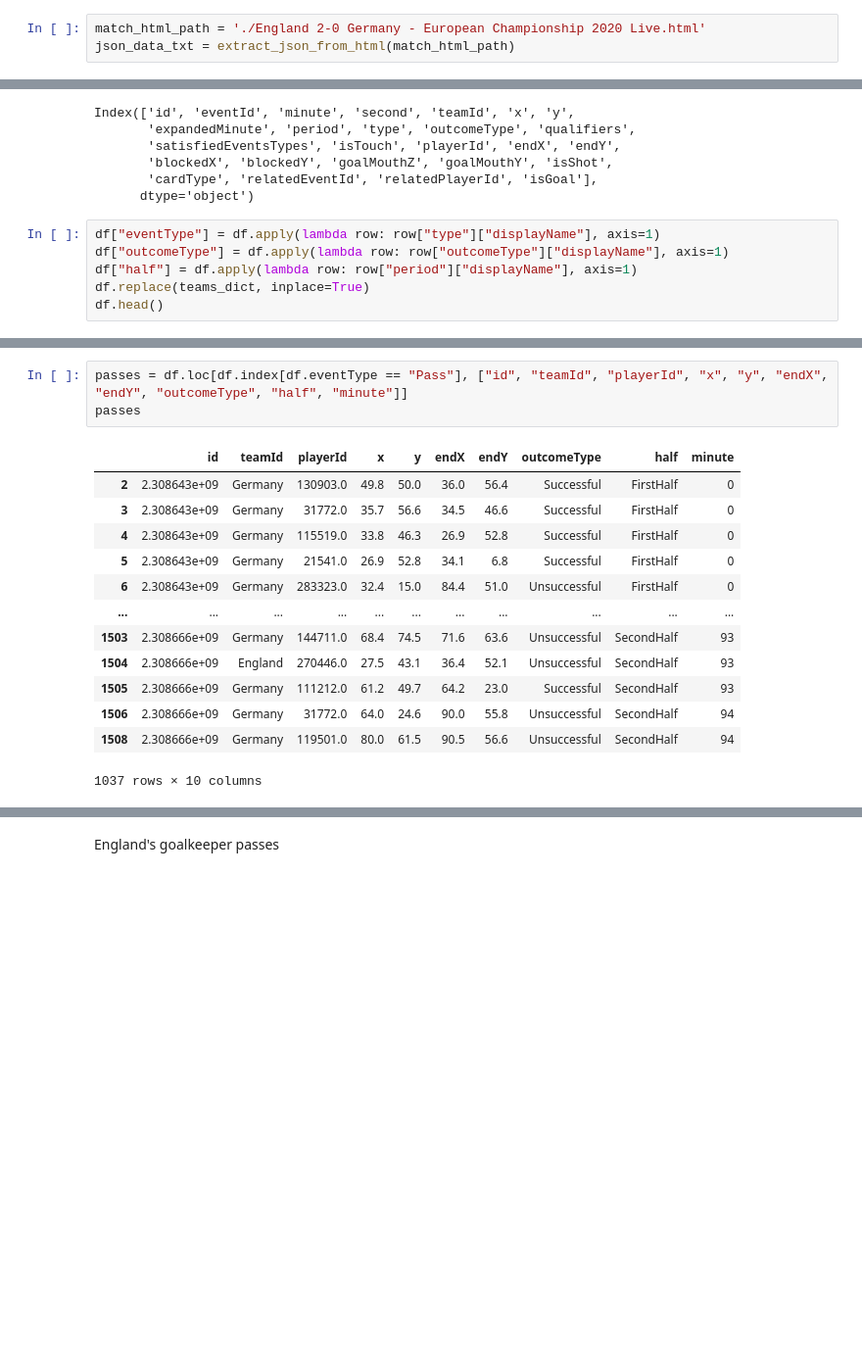
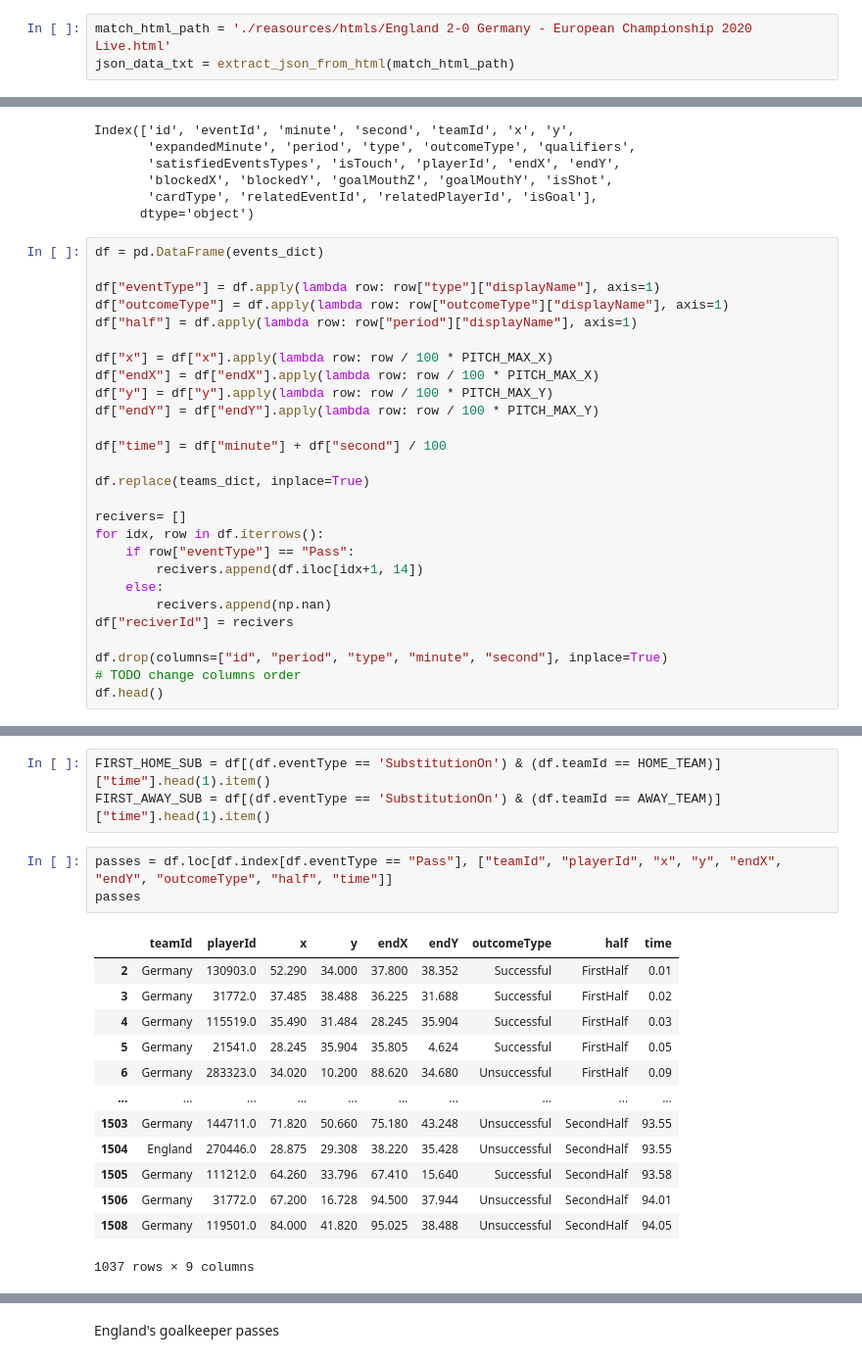
Before and after one commit to Jedrek00/FootballDataVis, a Jupyter notebook: eda.ipynb, the cells around one changed output, grey strips where cells are left out. Shown at 98% size. Saved outputs shown, nothing was run; the diff lists cells and outputs as text; blank space fills up the shorter version.

Commit message:
Change DataFrame modification order

```diff
--- a/eda.ipynb
+++ b/eda.ipynb
@@ -49,7 +54,7 @@ def extract_data_from_dict(data):
     players_ids = data["matchCentreData"]["playerIdNameDictionary"]
     return events_dict, players_df, teams_dict
 # %%
-match_html_path = './England 2-0 Germany - European Championship 2020 Live.html'
+match_html_path = './reasources/htmls/England 2-0 Germany - European Championship 2020 Live.html'
 json_data_txt = extract_json_from_html(match_html_path)
 # %%
 data = json.loads(json_data_txt)
@@ -87,9 +92,30 @@ Index(['id', 'eventId', 'minute', 'second', 'teamId', 'x', 'y',
        'cardType', 'relatedEventId', 'relatedPlayerId', 'isGoal'],
       dtype='object')
 # %%
+df = pd.DataFrame(events_dict)
+
 df["eventType"] = df.apply(lambda row: row["type"]["displayName"], axis=1)
 df["outcomeType"] = df.apply(lambda row: row["outcomeType"]["displayName"], axis=1)
 df["half"] = df.apply(lambda row: row["period"]["displayName"], axis=1)
+
+df["x"] = df["x"].apply(lambda row: row / 100 * PITCH_MAX_X)
+df["endX"] = df["endX"].apply(lambda row: row / 100 * PITCH_MAX_X)
+df["y"] = df["y"].apply(lambda row: row / 100 * PITCH_MAX_Y)
+df["endY"] = df["endY"].apply(lambda row: row / 100 * PITCH_MAX_Y)
+
+df["time"] = df["minute"] + df["second"] / 100
+
 df.replace(teams_dict, inplace=True)
+
+recivers= []
+for idx, row in df.iterrows():
+    if row["eventType"] == "Pass":
+        recivers.append(df.iloc[idx+1, 14])
+    else:
+        recivers.append(np.nan)
+df["reciverId"] = recivers
+
+df.drop(columns=["id", "period", "type", "minute", "second"], inplace=True)
+# TODO change columns order
 df.head()
 # %% [output]
@@ -108,18 +136,21 @@ df[(df.eventType == 'SubstitutionOn') & (df.teamId == 'England')][["minute", "se
+# %%
+FIRST_HOME_SUB = df[(df.eventType == 'SubstitutionOn') & (df.teamId == HOME_TEAM)]["time"].head(1).item()
+FIRST_AWAY_SUB = df[(df.eventType == 'SubstitutionOn') & (df.teamId == AWAY_TEAM)]["time"].head(1).item()
 # %%
-passes = df.loc[df.index[df.eventType == "Pass"], ["id", "teamId", "playerId", "x", "y", "endX", "endY", "outcomeType", "half", "minute"]]
+passes = df.loc[df.index[df.eventType == "Pass"], ["teamId", "playerId", "x", "y", "endX", "endY", "outcomeType", "half", "time"]]
 passes
 # %% [output]
-|  | id | teamId | playerId | x | y | endX | endY | outcomeType | half | minute |
-| 2 | 2.308643e+09 | Germany | 130903.0 | 49.8 | 50.0 | 36.0 | 56.4 | Successful | FirstHalf | 0 |
-| 3 | 2.308643e+09 | Germany | 31772.0 | 35.7 | 56.6 | 34.5 | 46.6 | Successful | FirstHalf | 0 |
-| 4 | 2.308643e+09 | Germany | 115519.0 | 33.8 | 46.3 | 26.9 | 52.8 | Successful | FirstHalf | 0 |
-| 5 | 2.308643e+09 | Germany | 21541.0 | 26.9 | 52.8 | 34.1 | 6.8 | Successful | FirstHalf | 0 |
-| 6 | 2.308643e+09 | Germany | 283323.0 | 32.4 | 15.0 | 84.4 | 51.0 | Unsuccessful | FirstHalf | 0 |
-| ... | ... | ... | ... | ... | ... | ... | ... | ... | ... | ... |
-| 1503 | 2.308666e+09 | Germany | 144711.0 | 68.4 | 74.5 | 71.6 | 63.6 | Unsuccessful | SecondHalf | 93 |
-| 1504 | 2.308666e+09 | England | 270446.0 | 27.5 | 43.1 | 36.4 | 52.1 | Unsuccessful | SecondHalf | 93 |
-| 1505 | 2.308666e+09 | Germany | 111212.0 | 61.2 | 49.7 | 64.2 | 23.0 | Successful | SecondHalf | 93 |
-| 1506 | 2.308666e+09 | Germany | 31772.0 | 64.0 | 24.6 | 90.0 | 55.8 | Unsuccessful | SecondHalf | 94 |
-| 1508 | 2.308666e+09 | Germany | 119501.0 | 80.0 | 61.5 | 90.5 | 56.6 | Unsuccessful | SecondHalf | 94 |
+|  | teamId | playerId | x | y | endX | endY | outcomeType | half | time |
+| 2 | Germany | 130903.0 | 52.290 | 34.000 | 37.800 | 38.352 | Successful | FirstHalf | 0.01 |
+| 3 | Germany | 31772.0 | 37.485 | 38.488 | 36.225 | 31.688 | Successful | FirstHalf | 0.02 |
+| 4 | Germany | 115519.0 | 35.490 | 31.484 | 28.245 | 35.904 | Successful | FirstHalf | 0.03 |
+| 5 | Germany | 21541.0 | 28.245 | 35.904 | 35.805 | 4.624 | Successful | FirstHalf | 0.05 |
+| 6 | Germany | 283323.0 | 34.020 | 10.200 | 88.620 | 34.680 | Unsuccessful | FirstHalf | 0.09 |
+| ... | ... | ... | ... | ... | ... | ... | ... | ... | ... |
+| 1503 | Germany | 144711.0 | 71.820 | 50.660 | 75.180 | 43.248 | Unsuccessful | SecondHalf | 93.55 |
+| 1504 | England | 270446.0 | 28.875 | 29.308 | 38.220 | 35.428 | Unsuccessful | SecondHalf | 93.55 |
+| 1505 | Germany | 111212.0 | 64.260 | 33.796 | 67.410 | 15.640 | Successful | SecondHalf | 93.58 |
+| 1506 | Germany | 31772.0 | 67.200 | 16.728 | 94.500 | 37.944 | Unsuccessful | SecondHalf | 94.01 |
+| 1508 | Germany | 119501.0 | 84.000 | 41.820 | 95.025 | 38.488 | Unsuccessful | SecondHalf | 94.05 |
-1037 rows × 10 columns
+1037 rows × 9 columns
 # %%
```
Also changed, not shown: parts of 18 cells of this notebook.
